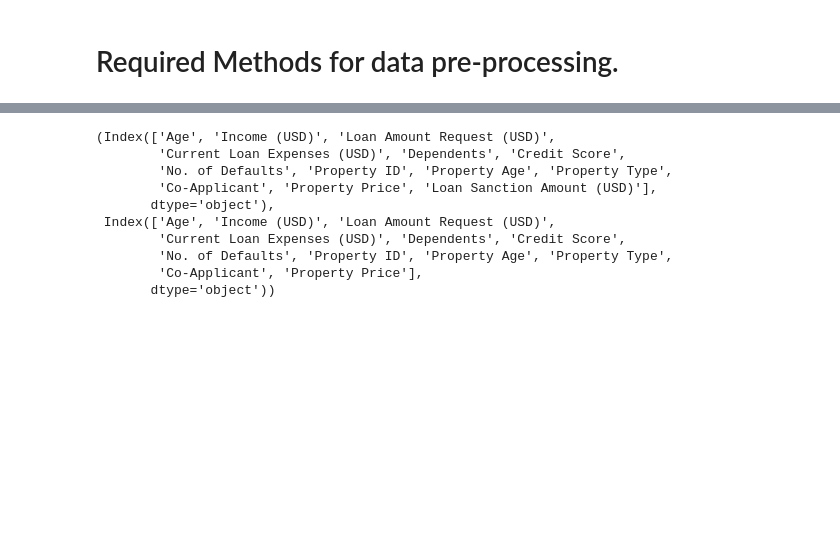
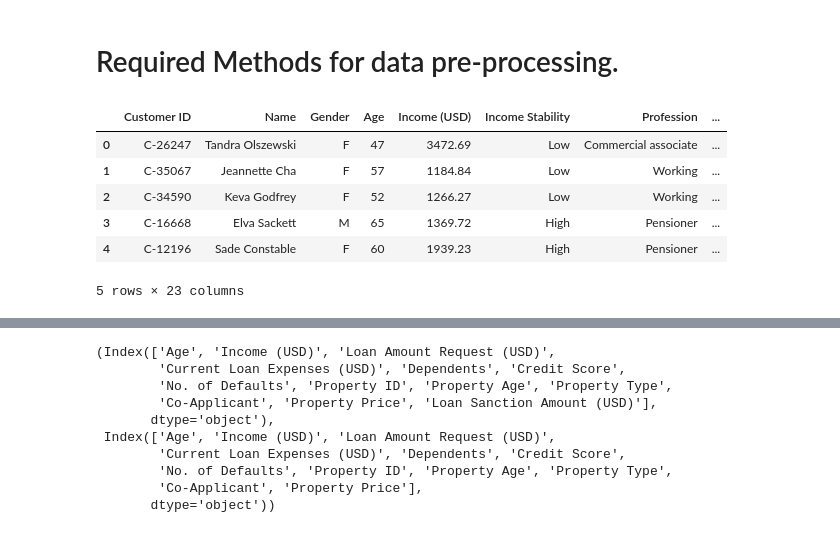
Before and after one commit to imsajidsaif/Projects, a Jupyter notebook: Cipla_DataScience_Hiring (1).ipynb, the cells around one changed output, grey strips where cells are left out. Saved outputs shown, nothing was run; the diff lists cells and outputs as text; code cells hidden in the pictures; blank space fills up the shorter version.

```diff
--- a/Cipla_DataScience_Hiring (1).ipynb
+++ b/Cipla_DataScience_Hiring (1).ipynb
@@ -162,0 +170,10 @@ test['Property Price']=test['Property Price'].replace("?",np.nan)
+# %%
+test.head()
+# %% [output]
+|  | Customer ID | Name | Gender | Age | Income (USD) | Income Stability | Profession | ... |
+| 0 | C-26247 | Tandra Olszewski | F | 47 | 3472.69 | Low | Commercial associate | ... |
+| 1 | C-35067 | Jeannette Cha | F | 57 | 1184.84 | Low | Working | ... |
+| 2 | C-34590 | Keva Godfrey | F | 52 | 1266.27 | Low | Working | ... |
+| 3 | C-16668 | Elva Sackett | M | 65 | 1369.72 | High | Pensioner | ... |
+| 4 | C-12196 | Sade Constable | F | 60 | 1939.23 | High | Pensioner | ... |
+5 rows × 23 columns
```
Also changed, not shown: parts of 75 cells of this notebook.
